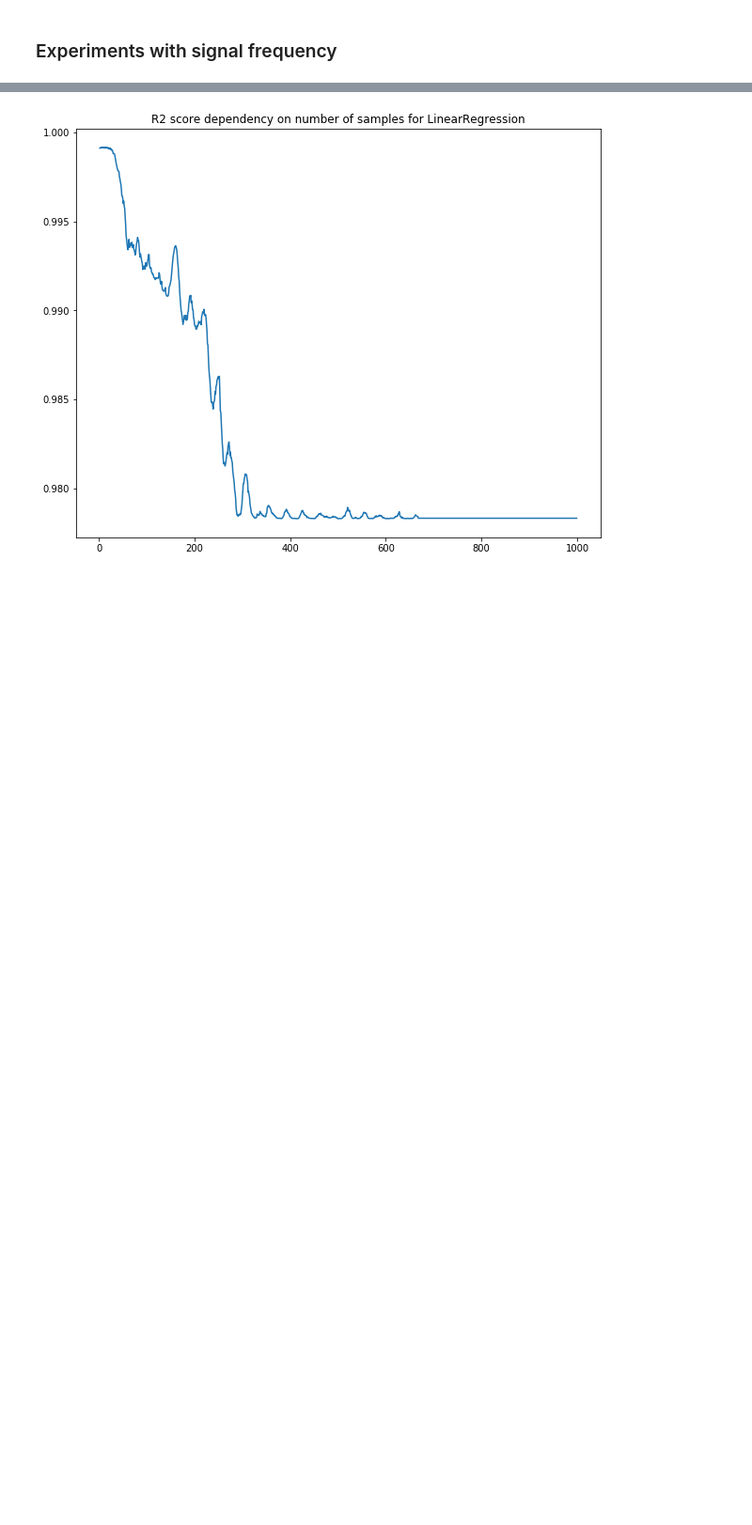
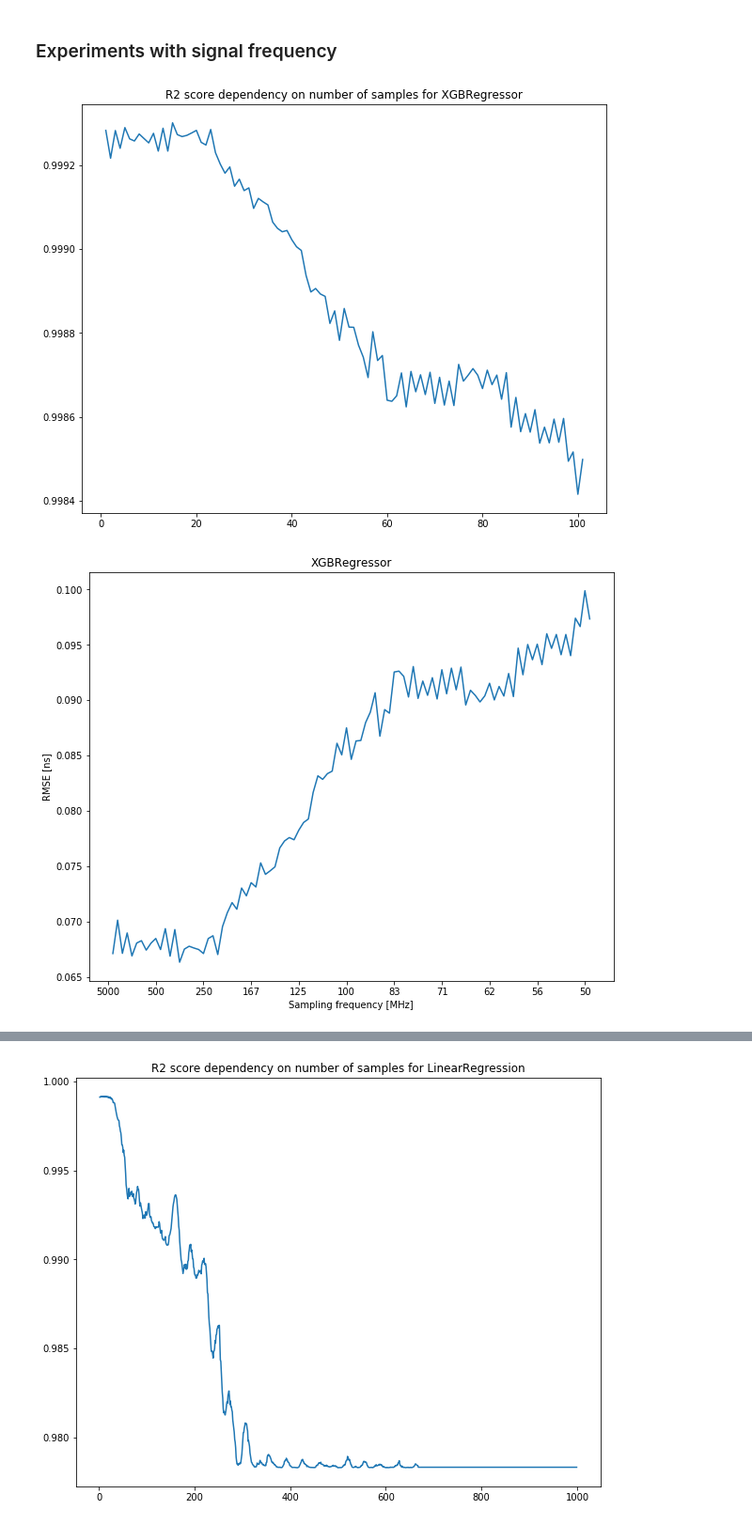
Before and after one commit to whiteRa2bit/cern_summer_project, a Jupyter notebook: problem1/experiments.ipynb, the cells around one changed output, grey strips where cells are left out. Shown at 94% size. Saved outputs shown, nothing was run; the diff lists cells and outputs as text; code cells hidden in the pictures; blank space fills up the shorter version.

```diff
--- a/problem1/experiments.ipynb
+++ b/problem1/experiments.ipynb
@@ -139,7 +141,7 @@ def plot_errors(model, frequency_values, start_point=355):
     r2_scores = []
     mse_scores = []
     mae_scores = []
-
+    rmse_scores = []
     for freq in tqdm.tqdm(frequency_values):
         X_freq = np.concatenate([X[:, start_point::-freq][:, ::-1], X[:, start_point + freq::freq]], axis=1)
 
@@ -147,11 +149,22 @@ def plot_errors(model, frequency_values, start_point=355):
         scores = cross_validate(model, X_freq, y, scoring=scoring, cv=5)
 
         r2_scores.append(scores['test_r2'].mean())
-        mse_scores.append(scores['test_neg_mean_squared_error'].mean())
-        mae_scores.append(scores['test_neg_mean_absolute_error'].mean())
+        mse_scores.append(-scores['test_neg_mean_squared_error'].mean())
+        mae_scores.append(-scores['test_neg_mean_absolute_error'].mean())
+        rmse_scores.append(sqrt(-scores['test_neg_mean_squared_error'].mean()))
 
     plt.title("R2 score dependency on number of samples for " + type(model).__name__)
     plt.plot(frequency_values, r2_scores)
+    plt.show()
+
+
+    ORIGIN_FREQ = 5000
+    plt.title(type(model).__name__)
+    plt.ylabel("RMSE [ns]")
+    plt.xlabel("Sampling frequency [MHz]")
+    plt.xticks([i for i in range(0, len(frequency_values), 10)], [int(np.round(ORIGIN_FREQ/frequency_values[i]))\
+                                                for i in ([0] + list(range(9, len(frequency_values), 10)))])
+    plt.plot(frequency_values, 0.2 * np.array(rmse_scores))
     plt.show()
 
     plt.title("MSE and MAE dependencies on number of samples for " + type(model).__name__)
@@ -160,3 +173,23 @@ def plot_errors(model, frequency_values, start_point=355):
     plt.legend(('MSE', 'MAE'),
                loc='lower left')
     plt.show()
+# %%
+X = X[:2000]
+y = y[:2000]
+plt.rcParams["figure.figsize"] = [10, 8]
+# %%
+import xgboost as xgb
+
+xgb_reg = xgb.XGBRegressor(objective="reg:linear", random_state=42, verbosity=0)
+
+# frequency_values = range(2, 1000)
+# plot_errors(xgb_reg, frequency_values)
+
+# frequency_values = range(1, 502)
+# plot_errors(xgb_reg, frequency_values)
+
+frequency_values = range(1, 102)
+plot_errors(xgb_reg, frequency_values)
+# %% [output]
+[figure, added]
+[figure, added]
```
Also changed, not shown: parts of 4 cells of this notebook, 2 other files.
